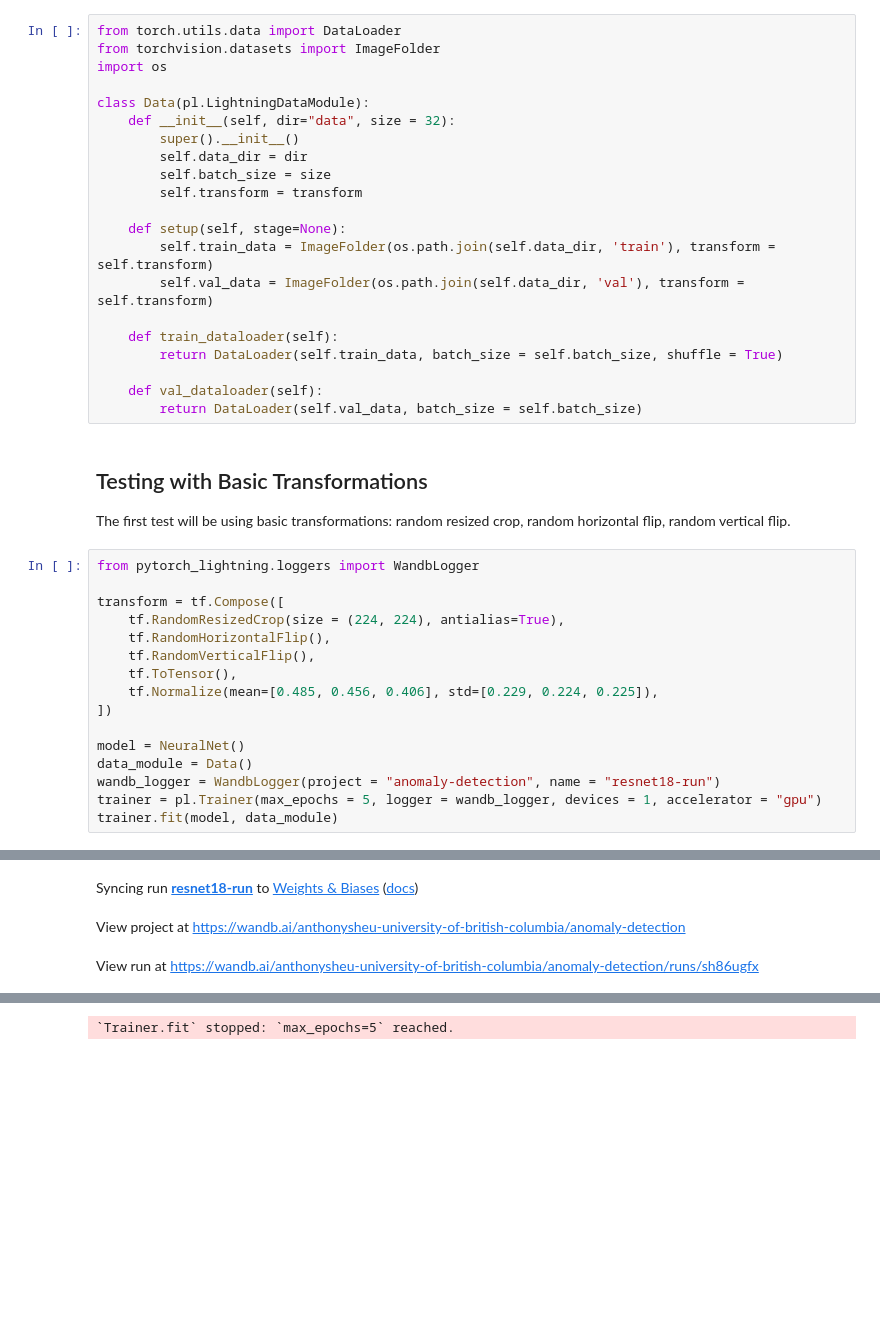
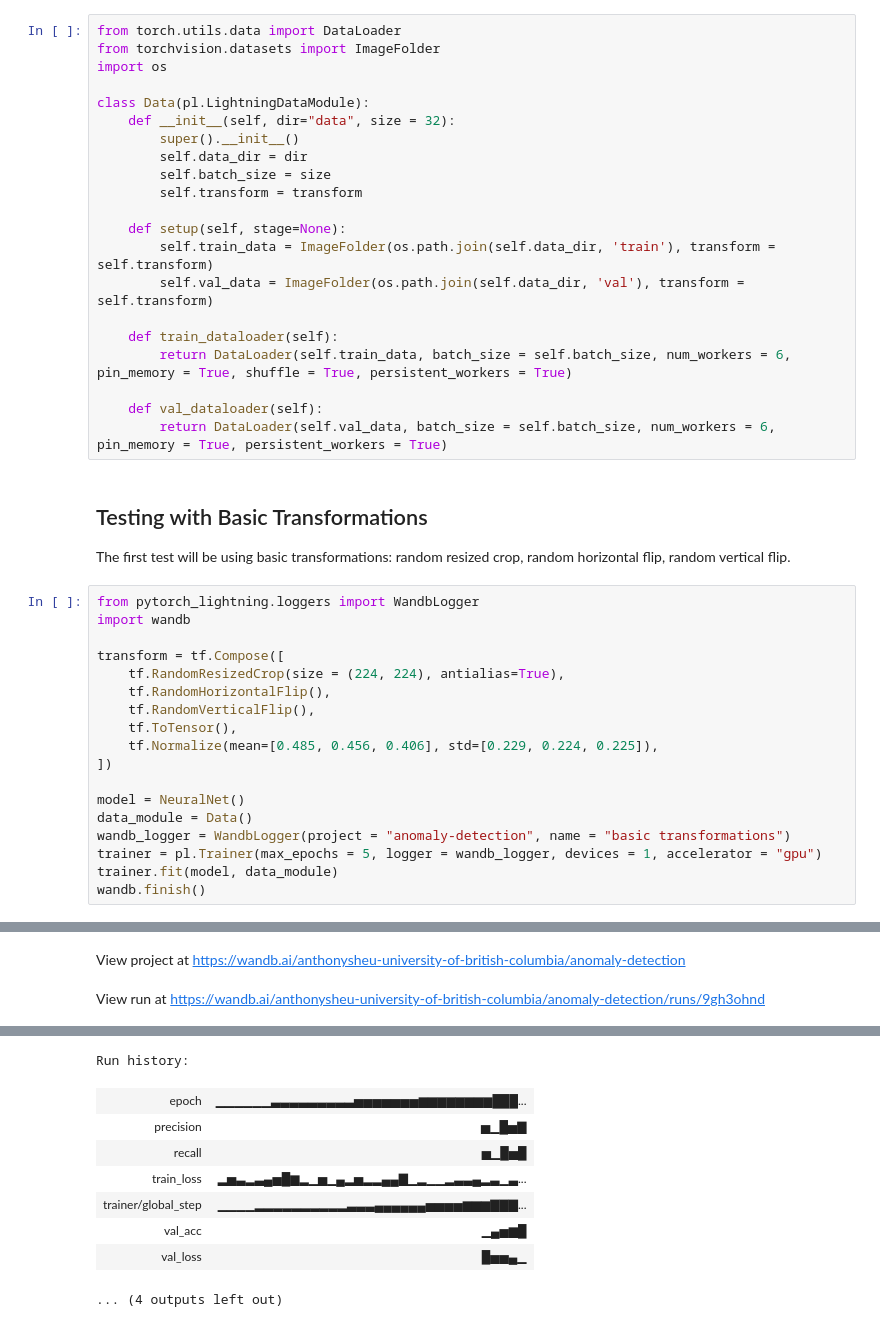
Before and after one commit to Anthony-Sheu/Concrete-Image-Classification, a Jupyter notebook: main.ipynb, the cells around one changed output, grey strips where cells are left out. Drawn from its saved outputs; the diff is of its cells as text; blank space fills up the shorter version.

```diff
--- a/main.ipynb
+++ b/main.ipynb
@@ -243,15 +243,16 @@ class Data(pl.LightningDataModule):
         self.val_data = ImageFolder(os.path.join(self.data_dir, 'val'), transform = self.transform)
 
     def train_dataloader(self):
-        return DataLoader(self.train_data, batch_size = self.batch_size, shuffle = True)
+        return DataLoader(self.train_data, batch_size = self.batch_size, num_workers = 6, pin_memory = True, shuffle = True, persistent_workers = True)
 
     def val_dataloader(self):
-        return DataLoader(self.val_data, batch_size = self.batch_size)
+        return DataLoader(self.val_data, batch_size = self.batch_size, num_workers = 6, pin_memory = True, persistent_workers = True)
 # %% [markdown]
 ## Testing with Basic Transformations
 The first test will be using basic transformations: random resized crop, random horizontal flip, random vertical flip.
 # %%
 from pytorch_lightning.loggers import WandbLogger
+import wandb
 
 transform = tf.Compose([
     tf.RandomResizedCrop(size = (224, 224), antialias=True),
@@ -263,9 +264,10 @@ transform = tf.Compose([
 
 model = NeuralNet()
 data_module = Data()
-wandb_logger = WandbLogger(project = "anomaly-detection", name = "resnet18-run")
+wandb_logger = WandbLogger(project = "anomaly-detection", name = "basic transformations")
 trainer = pl.Trainer(max_epochs = 5, logger = wandb_logger, devices = 1, accelerator = "gpu")
 trainer.fit(model, data_module)
+wandb.finish()
 # %% [output]
 💡 Tip: For seamless cloud uploads and versioning, try installing [litmodels](https://pypi.org/project/litmodels/) to enable LitModelCheckpoint, which syncs automatically with the Lightning model regis ...
 GPU available: True (cuda), used: True
@@ -277,6 +281,5 @@ Run data is saved locally in .\wandb\run-20250731_175050-sh86ugfx
-Syncing run resnet18-run to Weights & Biases (docs)
+View project at https://wandb.ai/anthonysheu-university-of-british-columbia/anomaly-detection
-View project at https://wandb.ai/anthonysheu-university-of-british-columbia/anomaly-detection
+View run at https://wandb.ai/anthonysheu-university-of-british-columbia/anomaly-detection/runs/9gh3ohnd
-View run at https://wandb.ai/anthonysheu-university-of-british-columbia/anomaly-detection/runs/sh86ugfx
 LOCAL_RANK: 0 - CUDA_VISIBLE_DEVICES: [0]
 
   | Name  | Type   | Params | Mode
@@ -294 +298,9 @@ c:\Users\antho\AppData\Local\Programs\Python\Python313\Lib\site-packages\pytorch
-`Trainer.fit` stopped: `max_epochs=5` reached.
+Run history:
+| epoch | ▁▁▁▁▁▁▃▃▃▃▃▃▃▃▃▅▅▅▅▅▅▅▆▆▆▆▆▆▆▆███... |
+| precision | ▅▁█▅▇ |
+| recall | ▅▁█▅█ |
+| train_loss | ▂▅▃▂▃▄▅█▆▂▁▅▁▄▂▅▂▂▄▄▇▁▂▁▁▂▃▃▄▂▃▁▃... |
+| trainer/global_step | ▁▁▁▁▂▂▂▂▂▂▂▂▂▂▃▃▃▄▄▄▄▄▄▅▅▅▅▆▆▆▇▇▇... |
+| val_acc | ▁▄▅▆█ |
+| val_loss | █▅▅▄▁ |
+... (4 outputs left out)
```
Also changed, not shown: parts of 9 cells of this notebook.
